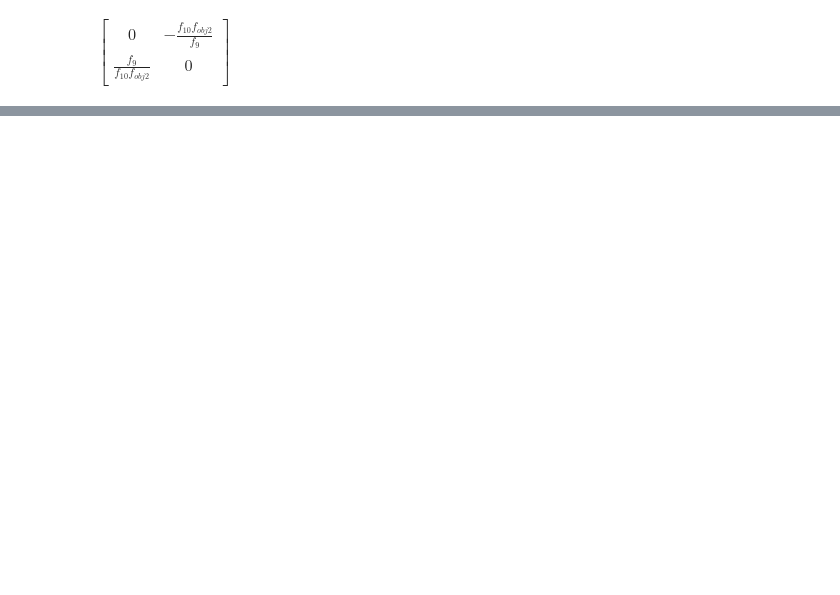
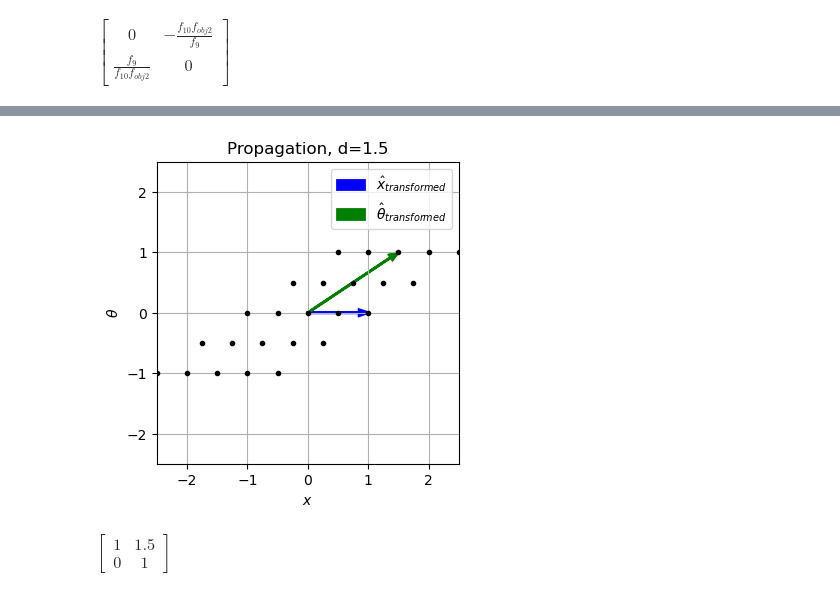
Before and after one commit to IvoVellekoop/raylearn, a Jupyter notebook: notebooks/tpm_ray_matrix.ipynb, the cells around one changed output, grey strips where cells are left out. Drawn from its saved outputs; the diff is of its cells as text; code cells hidden in the pictures; blank space fills up the shorter version.

```diff
--- a/notebooks/tpm_ray_matrix.ipynb
+++ b/notebooks/tpm_ray_matrix.ipynb
@@ -56,0 +109,10 @@ $\displaystyle \left[\begin{matrix}- \frac{f_{2B} f_{obj1}}{f_{3B}}\\0\end{matri
+# %%
+d = 1.5
+matrix = Matrix([[1, d], [0, 1]])
+plot_matrix(matrix)
+plt.title(f'Propagation, d={d}')
+plt.show()
+matrix
+# %% [output]
+[figure, added]
+$\displaystyle \left[\begin{matrix}1 & 1.5\\0 & 1\end{matrix}\right]$
```
Also changed, not shown: parts of 13 cells of this notebook.
